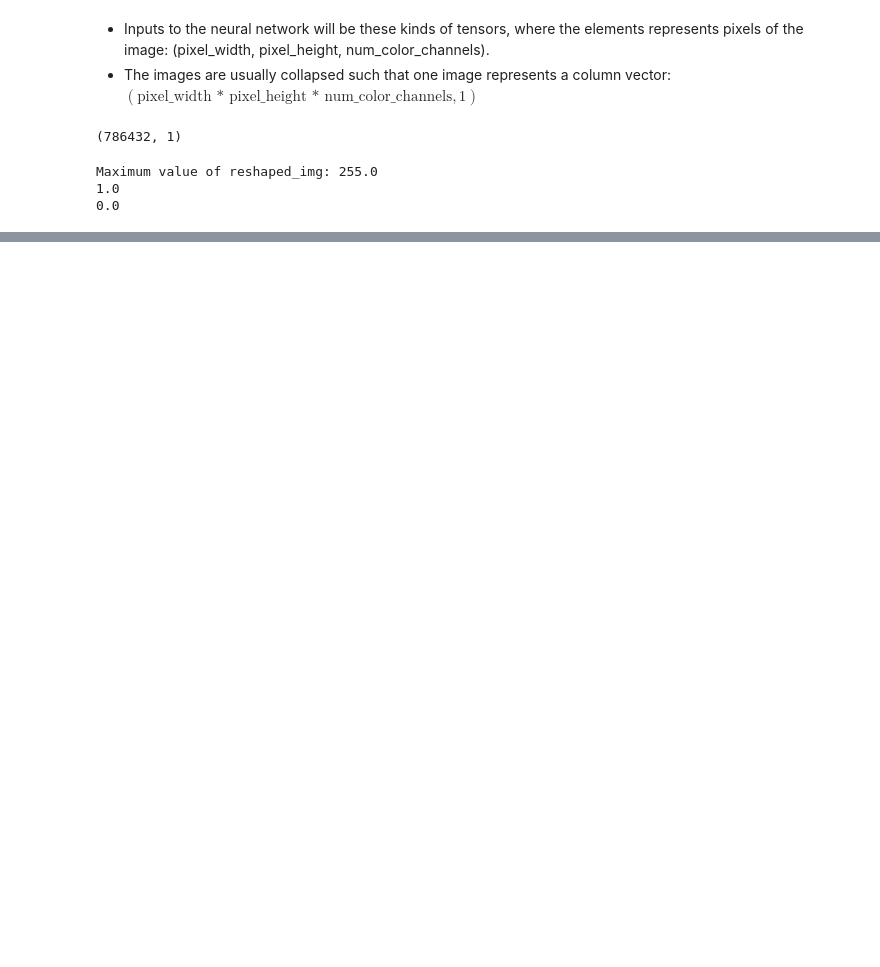
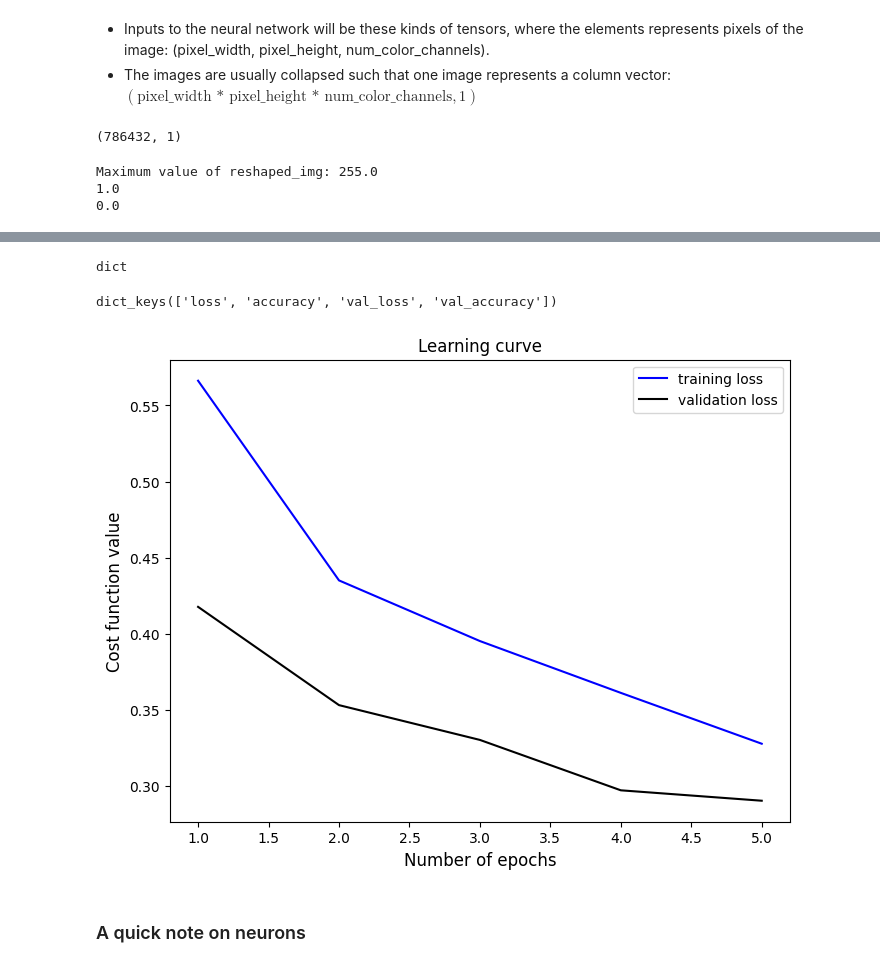
Before and after one commit to HerraKaava/tensorflow, a Jupyter notebook: CNNs/introduction_to_computer_vision.ipynb, the cells around one changed output, grey strips where cells are left out. Saved outputs shown, nothing was run; the diff lists cells and outputs as text; code cells hidden in the pictures; blank space fills up the shorter version.

```diff
--- a/CNNs/introduction_to_computer_vision.ipynb
+++ b/CNNs/introduction_to_computer_vision.ipynb
@@ -192,0 +205,14 @@ Maximum value of reshaped_img: 255.0
+# %%
+# Preprocess the images (scale the pixels to have values between 0 and 1)
+train_datagen = ImageDataGenerator(rescale=1./255)
+valid_datagen = ImageDataGenerator(rescale=1./255)
+
+train_dir = "/content/pizza_steak/train"
+valid_dir = "/content/pizza_steak/test"
+# %%
+# Import data from directories and turn it into batches
+train_data = train_datagen.flow_from_directory(directory=train_dir,
+                                               batch_size=32,
+                                               target_size=(244, 244),
+                                               class_mode="binary",
+                                               seed=42)
@@ -192,0 +221,7 @@ Maximum value of reshaped_img: 255.0
+# %%
+# Same for validation data
+valid_data = valid_datagen.flow_from_directory(directory=valid_dir,
+                                               batch_size=32,
+                                               target_size=(244, 244),
+                                               class_mode="binary",
+                                               seed=42)
@@ -192,0 +307,21 @@ Maximum value of reshaped_img: 255.0
+# %%
+type(loss_history_model_1.history)
+# %% [output]
+dict
+# %%
+loss_history_model_1.history.keys()
+# %% [output]
+dict_keys(['loss', 'accuracy', 'val_loss', 'val_accuracy'])
+# %%
+# Visualize the learning curve (both training and validation)
+fig, ax = plt.subplots(figsize=(8,6), dpi=100)
+ax.plot(np.arange(1, 6), loss_history_model_1.history["loss"], color="blue", label="training loss")
+ax.plot(np.arange(1, 6), loss_history_model_1.history["val_loss"], color="black", label="validation loss")
+ax.set_title("Learning curve", size=12)
+ax.set_xlabel("Number of epochs", size=12)
+ax.set_ylabel("Cost function value", size=12)
+plt.legend();
+# %% [output]
+[figure, added]
+# %% [markdown]
+<h3>A quick note on neurons</h3>
```
Also changed, not shown: parts of 24 cells of this notebook.
